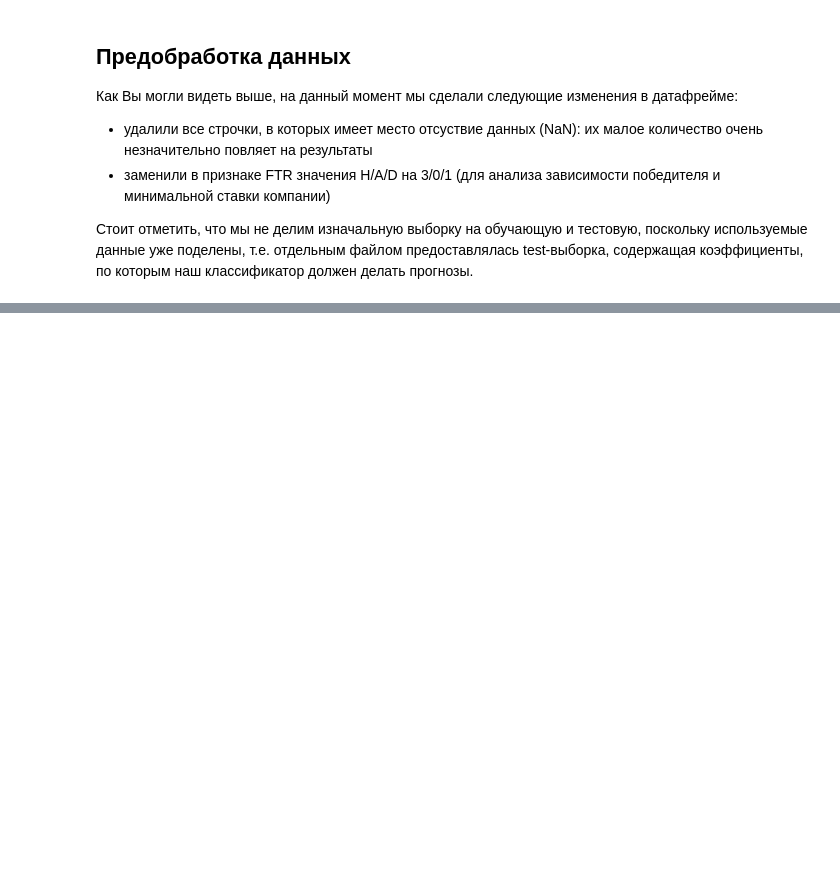
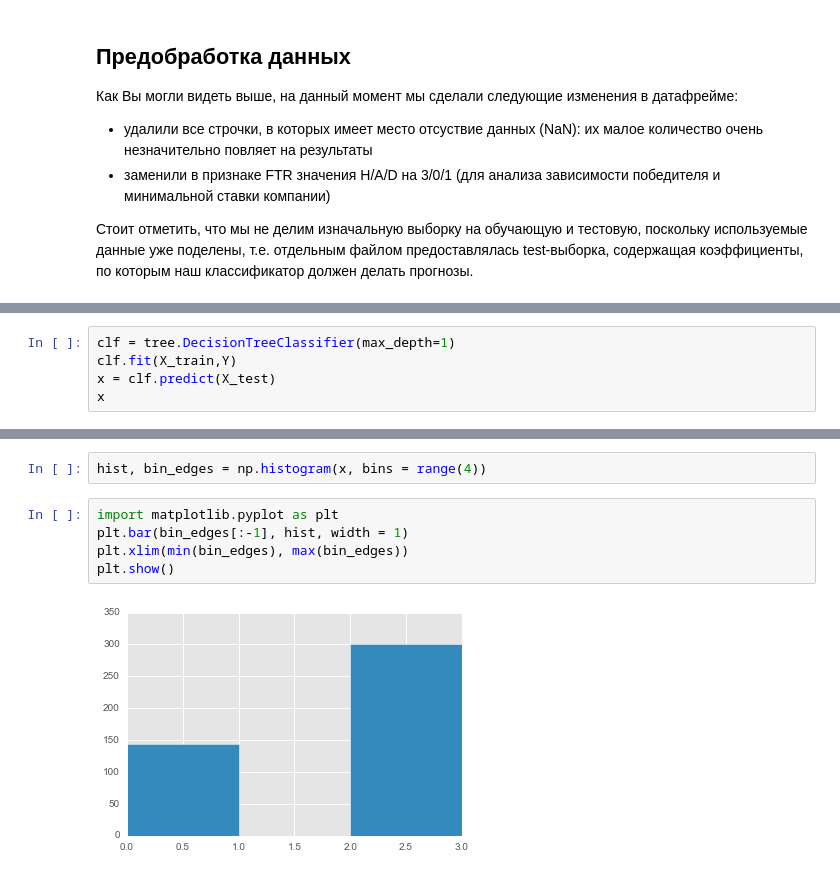
Before and after one commit to gracheslav/hse-project, a Jupyter notebook: Proj_Part1.ipynb, the cells around one changed output, grey strips where cells are left out. Cells and saved outputs as stored; diff of their text form; blank space fills up the shorter version.

```diff
--- a/Proj_Part1.ipynb
+++ b/Proj_Part1.ipynb
@@ -319,0 +455,5 @@ g1, g2, g3
+# %%
+clf = tree.DecisionTreeClassifier(max_depth=1)
+clf.fit(X_train,Y)
+x = clf.predict(X_test)
+x
@@ -319,0 +481,9 @@ g1, g2, g3
+# %%
+hist, bin_edges = np.histogram(x, bins = range(4))
+# %%
+import matplotlib.pyplot as plt
+plt.bar(bin_edges[:-1], hist, width = 1)
+plt.xlim(min(bin_edges), max(bin_edges))
+plt.show()
+# %% [output]
+[figure, added]
```
Also changed, not shown: parts of 29 cells of this notebook.
